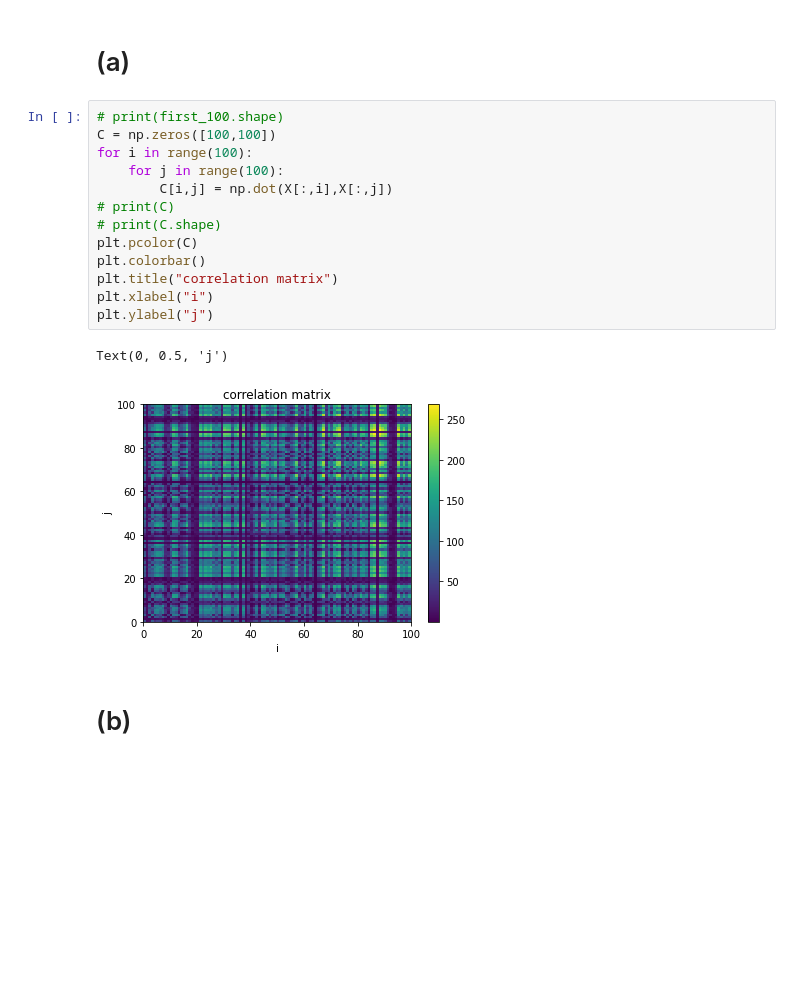
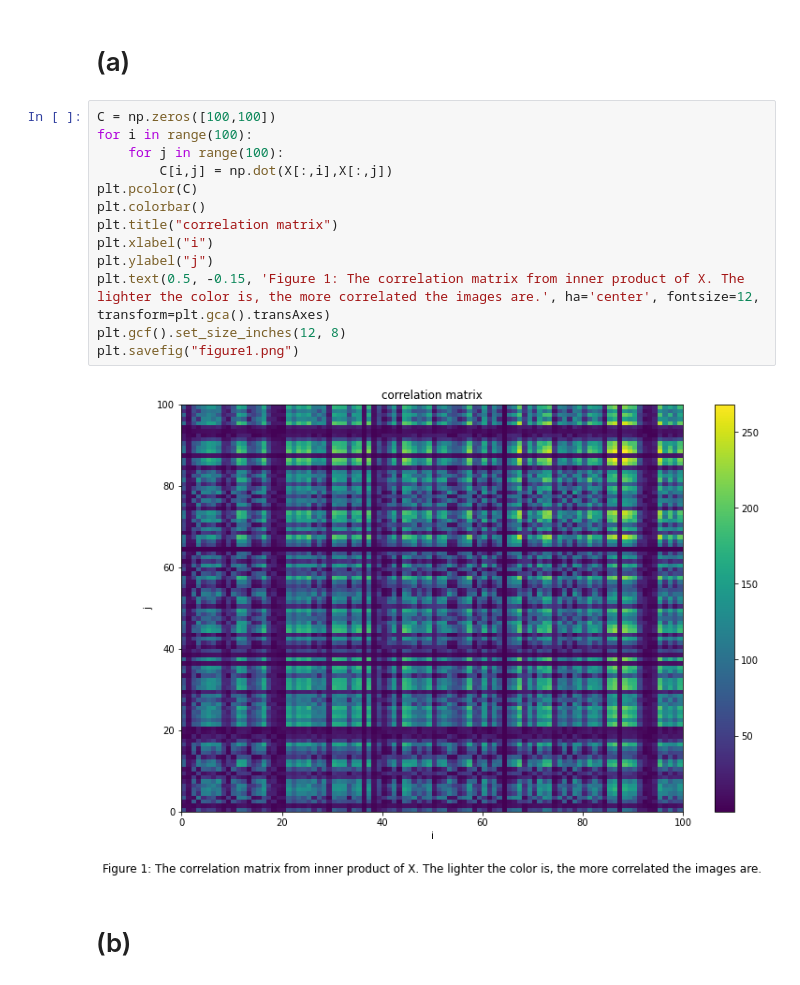
Before and after one commit to ZiwenLi0325/EE399, a Jupyter notebook: hw2/hw2.ipynb, the cells around one changed output. Cells and saved outputs as stored; diff of their text form; blank space fills up the shorter version.

```diff
--- a/hw2/hw2.ipynb
+++ b/hw2/hw2.ipynb
@@ -17,21 +17,20 @@ print(X.shape)
 # %% [markdown]
 # (a)
 # %%
-# print(first_100.shape)
 C = np.zeros([100,100])
 for i in range(100):
     for j in range(100):
         C[i,j] = np.dot(X[:,i],X[:,j])
-# print(C)
-# print(C.shape)
 plt.pcolor(C)
 plt.colorbar()
 plt.title("correlation matrix")
 plt.xlabel("i")
 plt.ylabel("j")
+plt.text(0.5, -0.15, 'Figure 1: The correlation matrix from inner product of X. The lighter the color is, the more correlated the images are.', ha='center', fontsize=12, transform=plt.gca().transAxes)
+plt.gcf().set_size_inches(12, 8)
+plt.savefig("figure1.png")
 # %% [output]
-Text(0, 0.5, 'j')
-[figure, old version]
+[figure, new version]
 # %% [markdown]
 # (b)
 # %%
```
Also changed, not shown: parts of 4 cells of this notebook, 2 other files.
